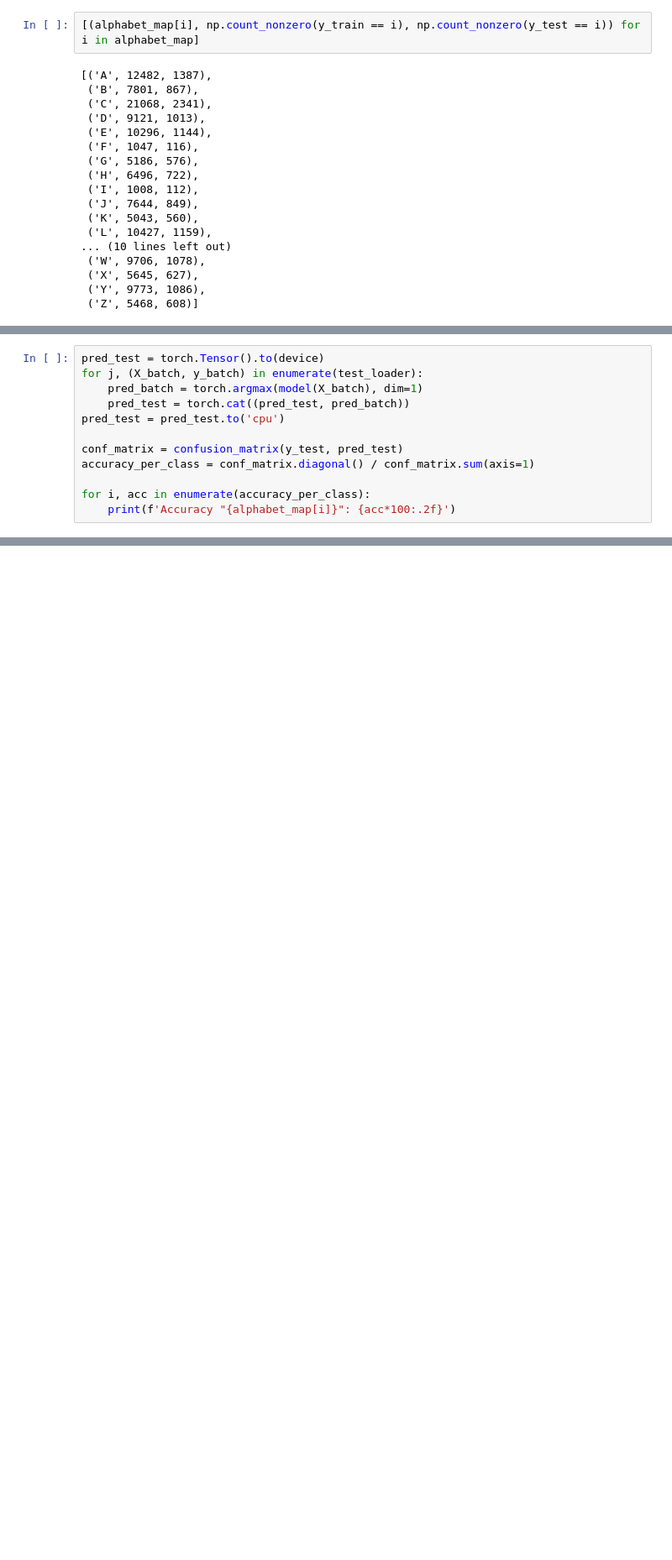
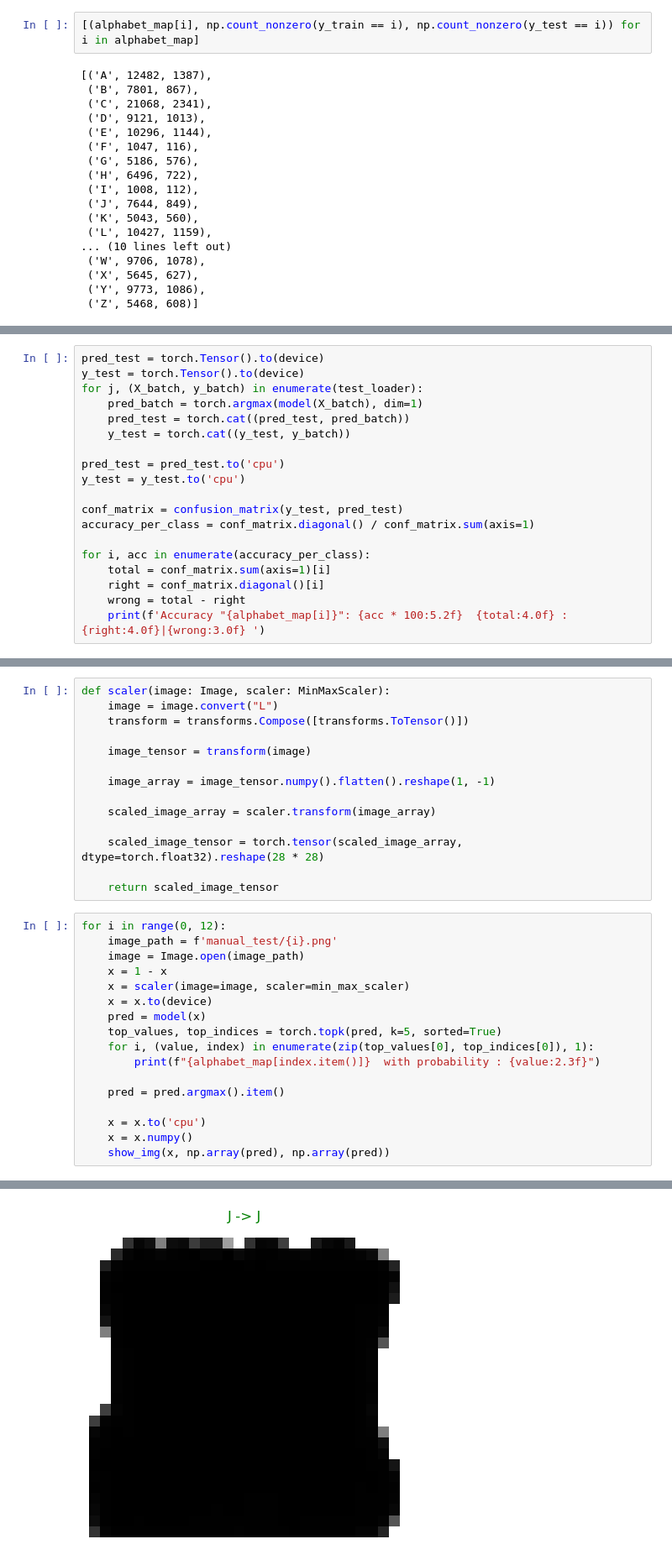
Before and after one commit to Mjavadrahimi/Character-Recognizer, a Jupyter notebook: character-recognizer.ipynb, the cells around one changed output, grey strips where cells are left out. Shown at 84% size. Saved outputs shown, nothing was run; the diff lists cells and outputs as text; blank space fills up the shorter version.

```diff
--- a/character-recognizer.ipynb
+++ b/character-recognizer.ipynb
@@ -232,13 +250,20 @@ total 199.177 seconds on cuda.
 # %%
 pred_test = torch.Tensor().to(device)
+y_test = torch.Tensor().to(device)
 for j, (X_batch, y_batch) in enumerate(test_loader):
     pred_batch = torch.argmax(model(X_batch), dim=1)
     pred_test = torch.cat((pred_test, pred_batch))
+    y_test = torch.cat((y_test, y_batch))
+
 pred_test = pred_test.to('cpu')
+y_test = y_test.to('cpu')
 
 conf_matrix = confusion_matrix(y_test, pred_test)
 accuracy_per_class = conf_matrix.diagonal() / conf_matrix.sum(axis=1)
 
 for i, acc in enumerate(accuracy_per_class):
-    print(f'Accuracy "{alphabet_map[i]}": {acc*100:.2f}')
+    total = conf_matrix.sum(axis=1)[i]
+    right = conf_matrix.diagonal()[i]
+    wrong = total - right
+    print(f'Accuracy "{alphabet_map[i]}": {acc * 100:5.2f}  {total:4.0f} : {right:4.0f}|{wrong:3.0f} ')
 # %% [output]
@@ -265,0 +291,32 @@ torch.save(model, FILE)
+# %%
+def scaler(image: Image, scaler: MinMaxScaler):
+    image = image.convert("L")
+    transform = transforms.Compose([transforms.ToTensor()])
+
+    image_tensor = transform(image)
+
+    image_array = image_tensor.numpy().flatten().reshape(1, -1)
+
+    scaled_image_array = scaler.transform(image_array)
+
+    scaled_image_tensor = torch.tensor(scaled_image_array, dtype=torch.float32).reshape(28 * 28)
+
+    return scaled_image_tensor
+# %%
+for i in range(0, 12):
+    image_path = f'manual_test/{i}.png'
+    image = Image.open(image_path)
+    x = 1 - x
+    x = scaler(image=image, scaler=min_max_scaler)
+    x = x.to(device)
+    pred = model(x)
+    top_values, top_indices = torch.topk(pred, k=5, sorted=True)
+    for i, (value, index) in enumerate(zip(top_values[0], top_indices[0]), 1):
+        print(f"{alphabet_map[index.item()]}  with probability : {value:2.3f}")
+
+    pred = pred.argmax().item()
+
+    x = x.to('cpu')
+    x = x.numpy()
+    show_img(x, np.array(pred), np.array(pred))
+# %% [output]
@@ -265,0 +328 @@ torch.save(model, FILE)
+[figure, added]
```
Also changed, not shown: parts of 14 cells of this notebook, 16 other files.
